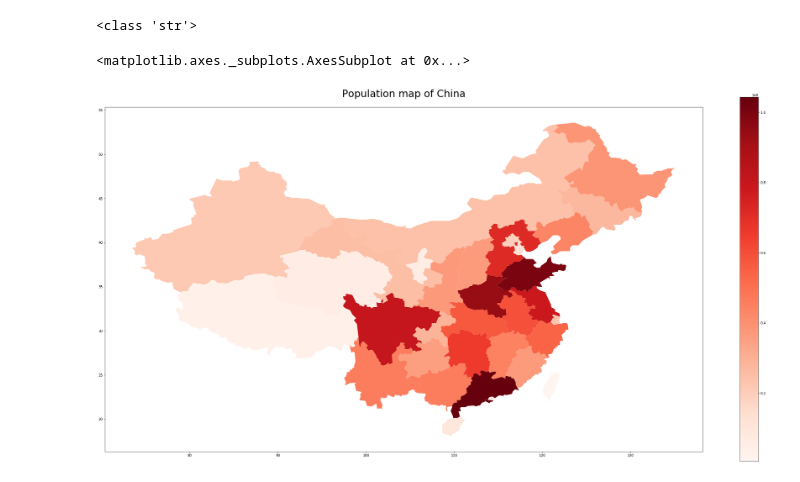
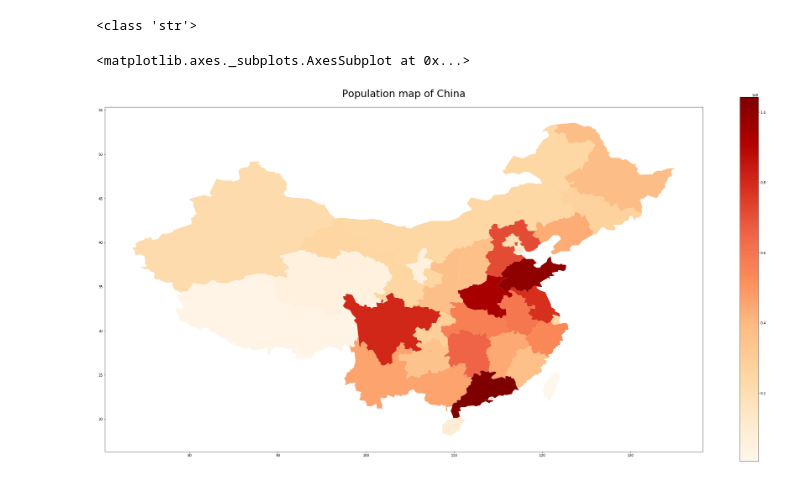
Before and after one commit to simprism/china-population-map, a Jupyter notebook: china-map.ipynb, the cells around one changed output. Saved outputs shown, nothing was run; the diff lists cells and outputs as text; code cells hidden in the pictures.

```diff
--- a/china-map.ipynb
+++ b/china-map.ipynb
@@ -38,7 +38,7 @@ df_places['population'] = pd.to_numeric(df_places['population'],errors='coerce')
 # %%
 fig, ax = plt.subplots(1, 1)
 plt.title("Population map of China", fontsize=30, pad=30)
-df_places.plot(column='population', ax=ax, legend=True, cmap='Reds')
+df_places.plot(column='population', ax=ax, legend=True, cmap='OrRd')
 # %% [output]
 <matplotlib.axes._subplots.AxesSubplot at 0x...>
-[figure, old version]
+[figure, new version]
```
Also changed, not shown: parts of 1 cell of this notebook.
